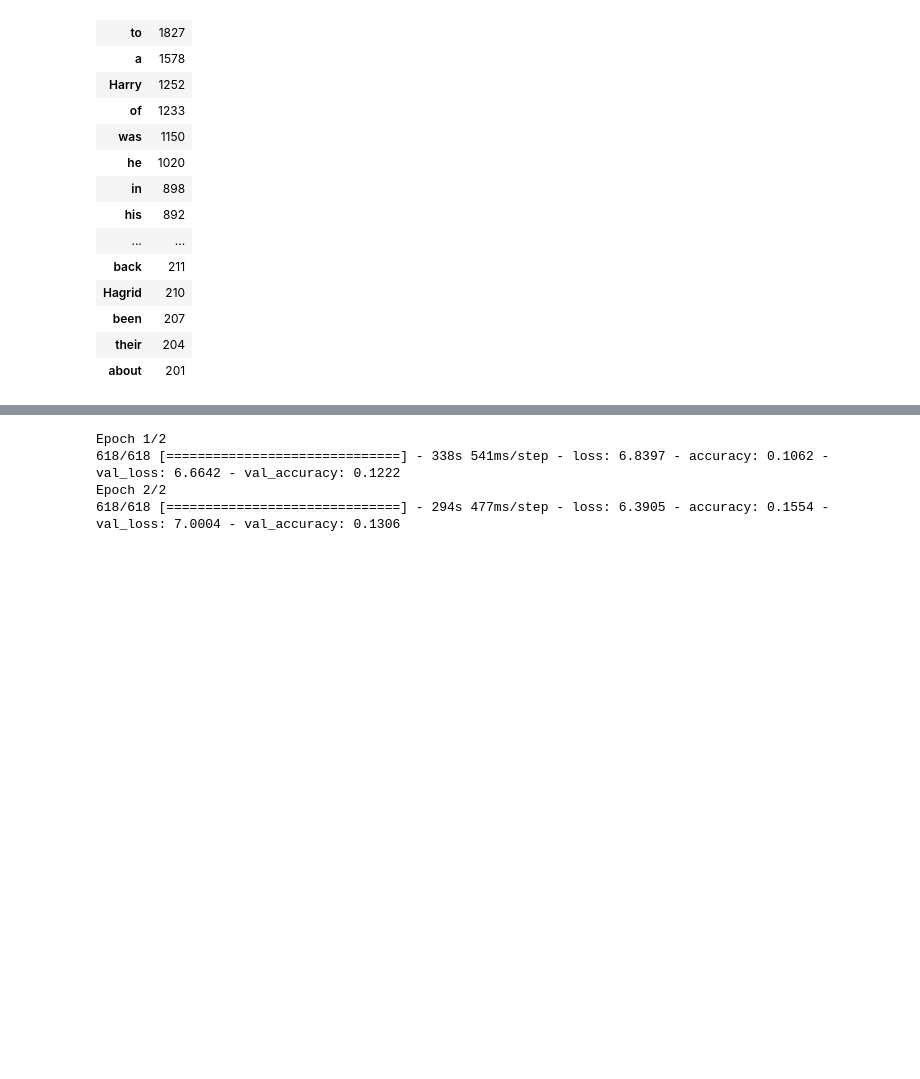
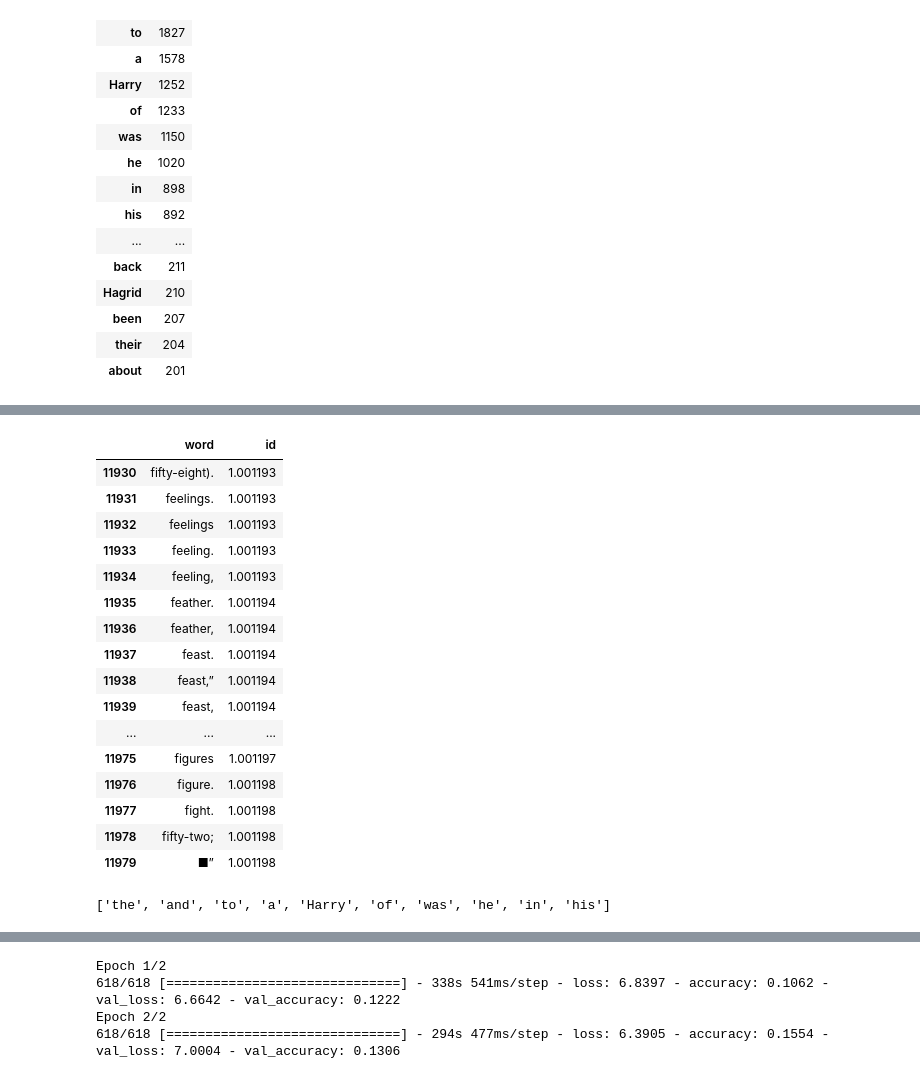
Before and after one commit to rodum012/Harry_Potter_AI, a Jupyter notebook: HP_AI.ipynb, the cells around one changed output, grey strips where cells are left out. Cells and saved outputs as stored; diff of their text form; code cells hidden in the pictures; blank space fills up the shorter version.

Commit message:
made id's unique and built out model

```diff
--- a/HP_AI.ipynb
+++ b/HP_AI.ipynb
@@ -167,7 +155,3 @@ and
-# %%
-X = np.zeros((len(prev_words), LENGTH_WORD, len(unique_words)), dtype=bool)
-Y = np.zeros((len(next_words), len(unique_words)), dtype=bool)
-for i, each_words in enumerate(prev_words):
-   for j, each_word in enumerate(each_words):
-        X[i, j, unique_word_index[each_word]] = 1
-   Y[i, unique_word_index[next_words[i]]] = 1
+# %%
+hp_unique_df = pd.read_csv(Path('./hp_df_unique.csv'))
+hp_unique_df.head()
@@ -173,0 +165,3 @@ for i, each_words in enumerate(prev_words):
+# %%
+id_l = hp_unique_df['id'].to_list()
+id_l[:5]
@@ -173,0 +170,10 @@ for i, each_words in enumerate(prev_words):
+# %%
+# Makes all values unique but right now makes all values unique instead of just the repeats
+count = -1
+dummy_list = id_l
+for i in id_l:
+    count+=1
+    for j in dummy_list:
+        if i == j:
+            id_l[count] = i + (0.0000001 * count)
+id_l[:50]
@@ -173,0 +198,26 @@ for i, each_words in enumerate(prev_words):
+# %%
+hp_unique_df['id'] = id_l
+hp_unique_df.tail(50)
+# %% [output]
+|  | word | id |
+| 11930 | fifty-eight). | 1.001193 |
+| 11931 | feelings. | 1.001193 |
+| 11932 | feelings | 1.001193 |
+| 11933 | feeling. | 1.001193 |
+| 11934 | feeling, | 1.001193 |
+| 11935 | feather. | 1.001194 |
+| 11936 | feather, | 1.001194 |
+| 11937 | feast. | 1.001194 |
+| 11938 | feast,” | 1.001194 |
+| 11939 | feast, | 1.001194 |
+| ... | ... | ... |
+| 11975 | figures | 1.001197 |
+| 11976 | figure. | 1.001198 |
+| 11977 | fight. | 1.001198 |
+| 11978 | fifty-two; | 1.001198 |
+| 11979 | ■” | 1.001198 |
+# %%
+word_unique_l = hp_unique_df['word'].to_list()
+word_unique_l[:10]
+# %% [output]
+['the', 'and', 'to', 'a', 'Harry', 'of', 'was', 'he', 'in', 'his']
```
Also changed, not shown: parts of 40 cells of this notebook, 2 other files.
